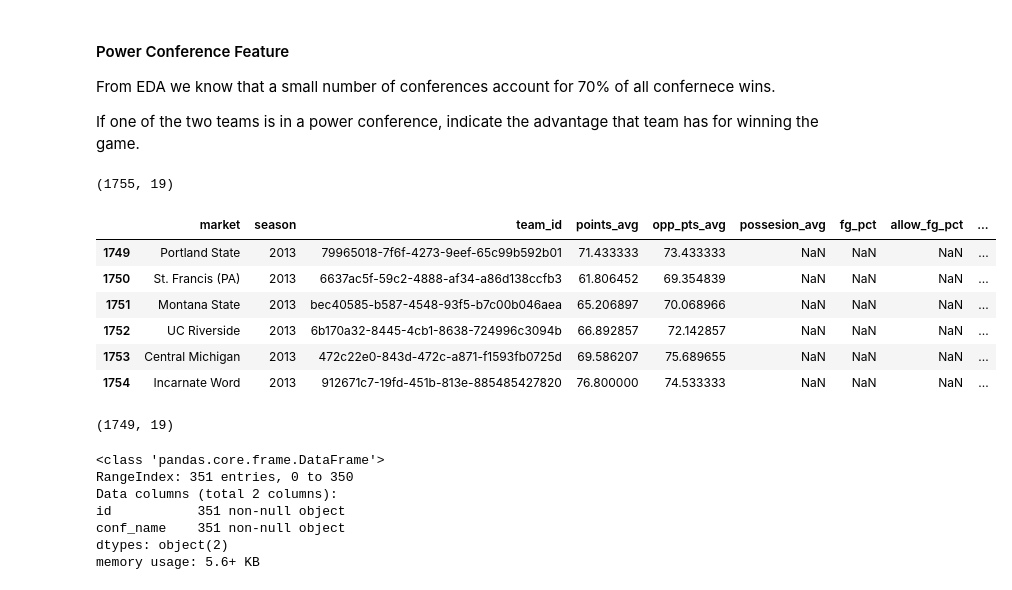
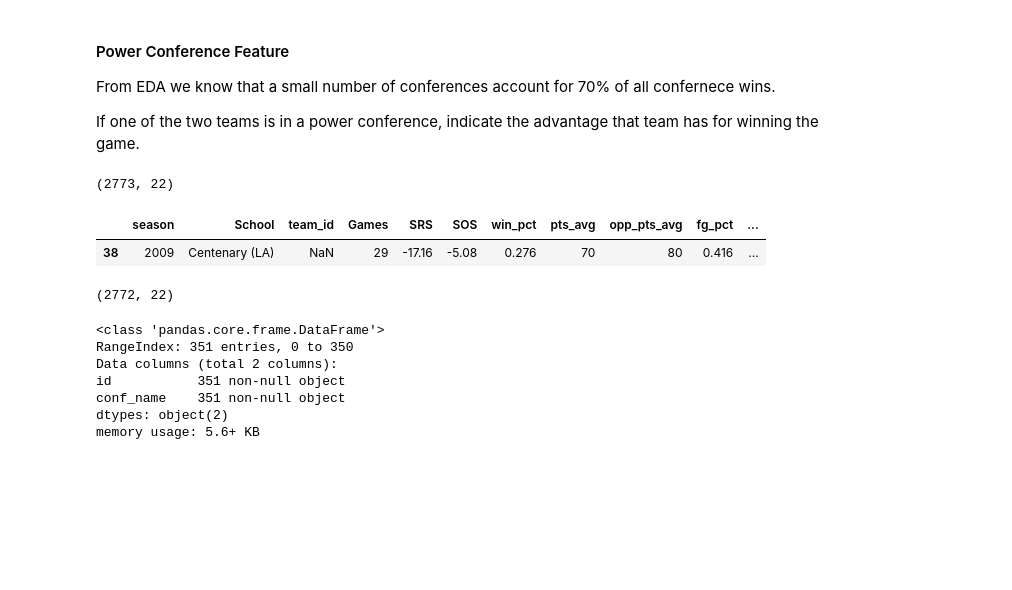
Before and after one commit to chipk215/ncaa_basketball, a Jupyter notebook: Tournament_Model_LR-Delta.ipynb, the cells around one changed output. Drawn from its saved outputs; the diff is of its cells as text; code cells hidden in the pictures; blank space fills up the shorter version.

```diff
--- a/Tournament_Model_LR-Delta.ipynb
+++ b/Tournament_Model_LR-Delta.ipynb
@@ -92,29 +92,24 @@ def print_game_info(df, season, round_, team):
     print('Predicted Probability= ',"%6.3f"%t_rec['pred_win_prob'].iloc[0])
     return
 # %%
-#read in cumulative team data from seasons 2013 to 2017
+
 #Note season indicates start of season, e.g. 2013 to 2014, the corresponding tournament season is 1 greater than this value
 # The tournament season for season 2013 is 2014
-summary_data = pd.read_csv('season_sum_cumulative.csv')
+summary_data = pd.read_csv('sr_summaries_kaggle_id.csv')
 print(summary_data.shape)
 
 #display rows with NaNs
 summary_data[summary_data.isnull().any(axis=1)]
 # %% [output]
-(1755, 19)
+(2773, 22)
-|  | market | season | team_id | points_avg | opp_pts_avg | possesion_avg | fg_pct | allow_fg_pct | ... |
-| 1749 | Portland State | 2013 | 79965018-7f6f-4273-9eef-65c99b592b01 | 71.433333 | 73.433333 | NaN | NaN | NaN | ... |
-| 1750 | St. Francis (PA) | 2013 | 6637ac5f-59c2-4888-af34-a86d138ccfb3 | 61.806452 | 69.354839 | NaN | NaN | NaN | ... |
-| 1751 | Montana State | 2013 | bec40585-b587-4548-93f5-b7c00b046aea | 65.206897 | 70.068966 | NaN | NaN | NaN | ... |
-| 1752 | UC Riverside | 2013 | 6b170a32-8445-4cb1-8638-724996c3094b | 66.892857 | 72.142857 | NaN | NaN | NaN | ... |
-| 1753 | Central Michigan | 2013 | 472c22e0-843d-472c-a871-f1593fb0725d | 69.586207 | 75.689655 | NaN | NaN | NaN | ... |
-| 1754 | Incarnate Word | 2013 | 912671c7-19fd-451b-813e-885485427820 | 76.800000 | 74.533333 | NaN | NaN | NaN | ... |
+|  | season | School | team_id | Games | SRS | SOS | win_pct | pts_avg | opp_pts_avg | fg_pct | ... |
+| 38 | 2009 | Centenary (LA) | NaN | 29 | -17.16 | -5.08 | 0.276 | 70 | 80 | 0.416 | ... |
 # %%
 #drop records with NaNs
 summary_data.dropna(inplace=True)
 print(summary_data.shape)
 # %% [output]
-(1749, 19)
+(2772, 22)
 # %%
 # Read table of team names and associated team meta data
 teams = pd.read_csv('D1_teams.csv')
```
Also changed, not shown: parts of 30 cells of this notebook, 7 other files.
